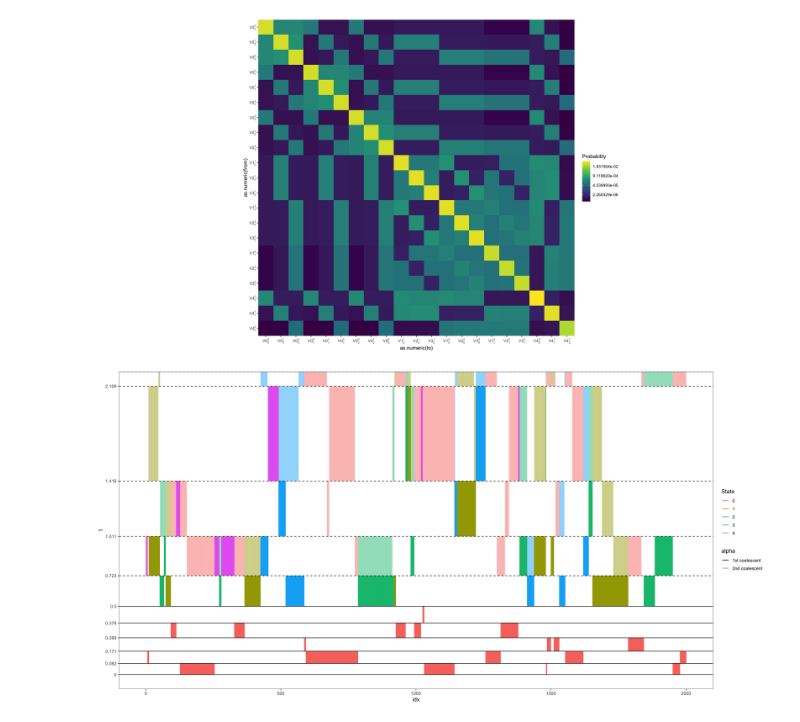
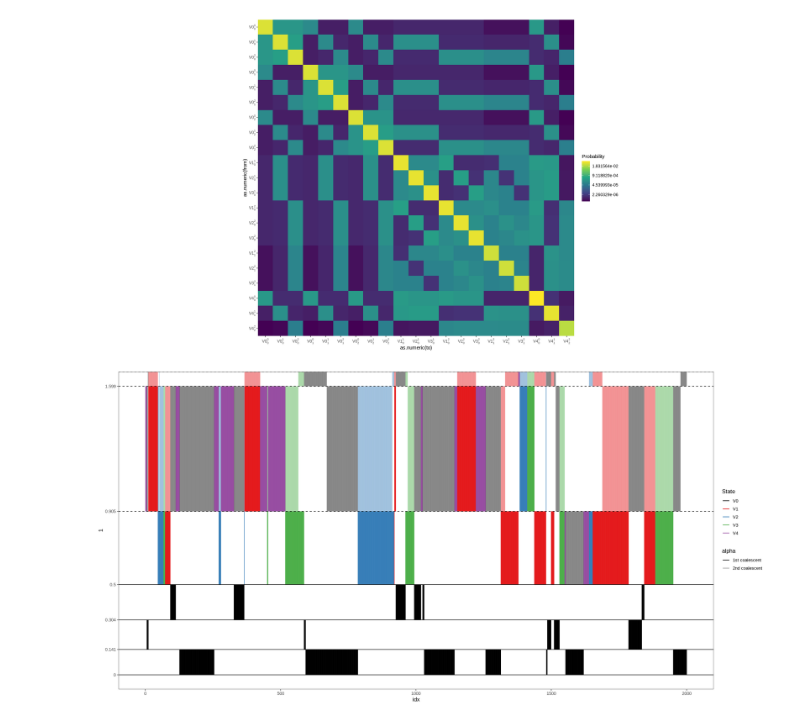
Before and after one commit to rivasiker/phasetype, a Jupyter notebook: scripts/04_ILS/ILS_4_extended.ipynb, the cells around one changed output. Cells and saved outputs as stored; diff of their text form; code cells hidden in the pictures.

Commit message:
plotting

```diff
--- a/scripts/04_ILS/ILS_4_extended.ipynb
+++ b/scripts/04_ILS/ILS_4_extended.ipynb
@@ -1156,15 +1158,17 @@ coal_B = 1
 coal_AB = 1
 coal_C = 1
 coal_ABC = 1
-n_int_AB = 3
-n_int_ABC = 3
+n_int_AB = 1
+n_int_ABC = 5
 # %%
+start = time.time()
 array_np = get_HMM_trans_mat(
     t_A,    t_B,    t_AB,    t_C,
     rho_A,  rho_B,  rho_AB,  rho_C,  rho_ABC,
     coal_A, coal_B, coal_AB, coal_C, coal_ABC,
     n_int_AB, n_int_ABC
 )
+end = time.time()
 tab_example = array_np.copy()
 tab_example[:,0] = [str(i) for i in tab_example[:,0]]
 tab_example[:,1] = [str(i) for i in tab_example[:,1]]
@@ -1269,25 +1277,27 @@ df_HMM = pd.DataFrame(np.array(lst))
 # %%
 %%R -i df_HMM -i cut_HMM_AB -i cut_HMM_ABC -w 2000 -h 1000 -r 100
 
 library(ggthemes)
+library(ggnewscale)
 
 df_HMM %>%
     mutate(
         idx = 1:n(),
-        State = as.character(`0`)
+        State = paste0('V', as.character(`0`))
     ) %>%
     ggplot() +
     #geom_point(aes(idx, `1`, color = as.character(`0`))) +
     #geom_point(aes(idx, `2`, color = as.character(`0`))) +
     geom_segment(aes(x = idx, xend = idx, y = `1`, yend = `3`, color = State, alpha = '1st coalescent')) +
     geom_segment(aes(x = idx, xend = idx, y = `2`, yend = `4`, color = State, alpha = '2nd coalescent')) +
     geom_hline(aes(yintercept = x), data = tibble(x = cut_HMM_AB)) +
     geom_hline(aes(yintercept = x), linetype = 2, data = tibble(x = cut_HMM_ABC[-1])) +
     theme_few() +
     scale_y_continuous(
         breaks = unique(c(cut_HMM_AB, cut_HMM_ABC)),
         labels = round(unique(c(cut_HMM_AB, cut_HMM_ABC)), 3)
     ) +
-    scale_alpha_manual(values = c(1, 0.3))
+    scale_alpha_manual(values = c(1, 0.3)) +
+    scale_color_manual(values = c('black','#e41a1c','#377eb8','#4daf4a','#984ea3'))
 # %% [output]
-[figure, old version]
+[figure, new version]
```
Also changed, not shown: parts of 5 cells of this notebook.
